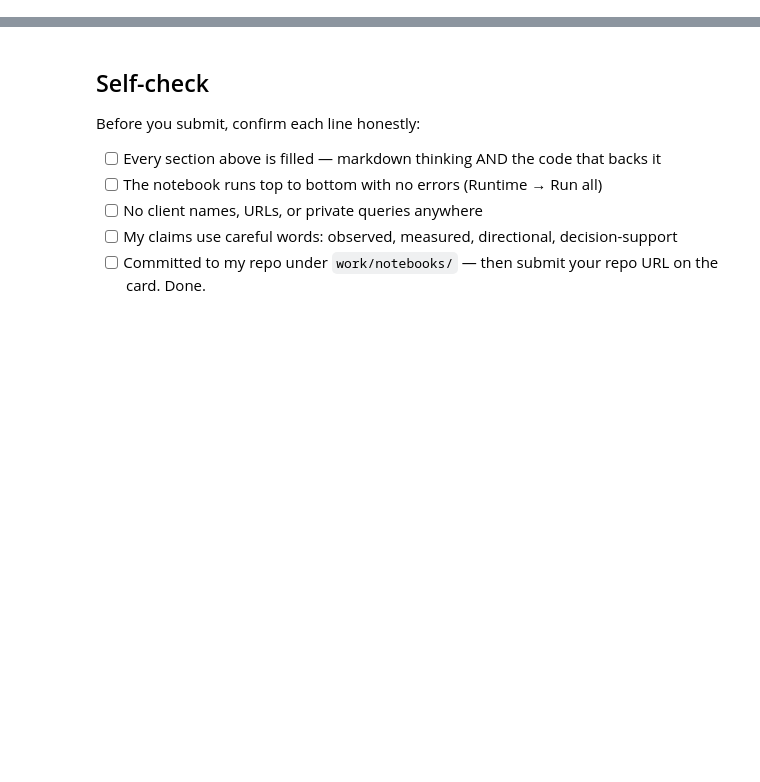
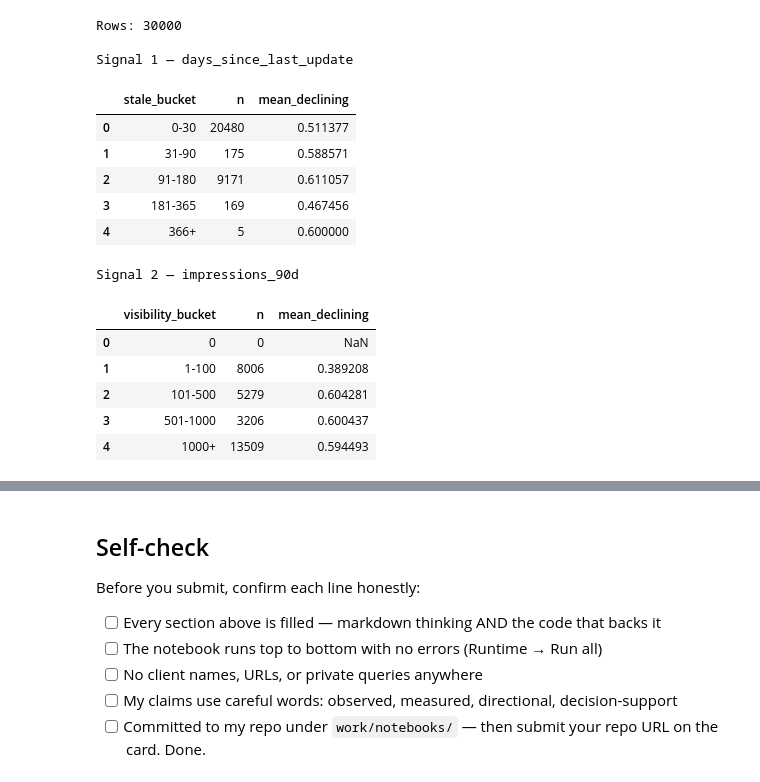
Before and after one commit to Srinadh2314/srinadh-flyrank-intership, a Jupyter notebook: work/notebooks/w04_baseline_score.ipynb, the cells around one changed output, grey strips where cells are left out. Saved outputs shown, nothing was run; the diff lists cells and outputs as text; code cells hidden in the pictures; blank space fills up the shorter version.

```diff
--- a/work/notebooks/w04_baseline_score.ipynb
+++ b/work/notebooks/w04_baseline_score.ipynb
@@ -12,0 +26,65 @@ This skeleton is yours to fill. Work the sections **in order** — each one has
+# %%
+# This cell is for CODE (numbers, a query, a check).
+# Write your text answer in the cell ABOVE this one — typing sentences here breaks Run All.
+import pandas as pd
+import numpy as np
+
+csv_url = "https://raw.githubusercontent.com/Srinadh2314/srinadh-flyrank-intership/main/data/raw/content_refresh_anonymized.csv"
+df = pd.read_csv(csv_url)
+
+print("Rows:", len(df))
+
+# Signal 1: staleness
+df["stale_bucket"] = pd.cut(
+    df["days_since_last_update"],
+    bins=[-np.inf, 30, 90, 180, 365, np.inf],
+    labels=["0-30", "31-90", "91-180", "181-365", "366+"]
+)
+
+stale_table = (
+    df.groupby("stale_bucket", observed=False)
+      .agg(
+          n=("days_since_last_update", "size"),
+          mean_declining=("trend_direction", lambda s: (s.str.lower() == "down").mean())
+      )
+      .reset_index()
+)
+
+print("\nSignal 1 — days_since_last_update")
+display(stale_table)
+
+# Signal 2: visibility
+df["visibility_bucket"] = pd.cut(
+    df["impressions_90d"],
+    bins=[-np.inf, 0, 100, 500, 1000, np.inf],
+    labels=["0", "1-100", "101-500", "501-1000", "1000+"]
+)
+
+visibility_table = (
+    df.groupby("visibility_bucket", observed=False)
+      .agg(
+          n=("impressions_90d", "size"),
+          mean_declining=("trend_direction", lambda s: (s.str.lower() == "down").mean())
+      )
+      .reset_index()
+)
+
+print("\nSignal 2 — impressions_90d")
+display(visibility_table)
+# %% [output]
+Rows: 30000
+
+Signal 1 — days_since_last_update
+|  | stale_bucket | n | mean_declining |
+| 0 | 0-30 | 20480 | 0.511377 |
+| 1 | 31-90 | 175 | 0.588571 |
+| 2 | 91-180 | 9171 | 0.611057 |
+| 3 | 181-365 | 169 | 0.467456 |
+| 4 | 366+ | 5 | 0.600000 |
+Signal 2 — impressions_90d
+|  | visibility_bucket | n | mean_declining |
+| 0 | 0 | 0 | NaN |
+| 1 | 1-100 | 8006 | 0.389208 |
+| 2 | 101-500 | 5279 | 0.604281 |
+| 3 | 501-1000 | 3206 | 0.600437 |
+| 4 | 1000+ | 13509 | 0.594493 |
```
Also changed, not shown: parts of 12 cells of this notebook.
